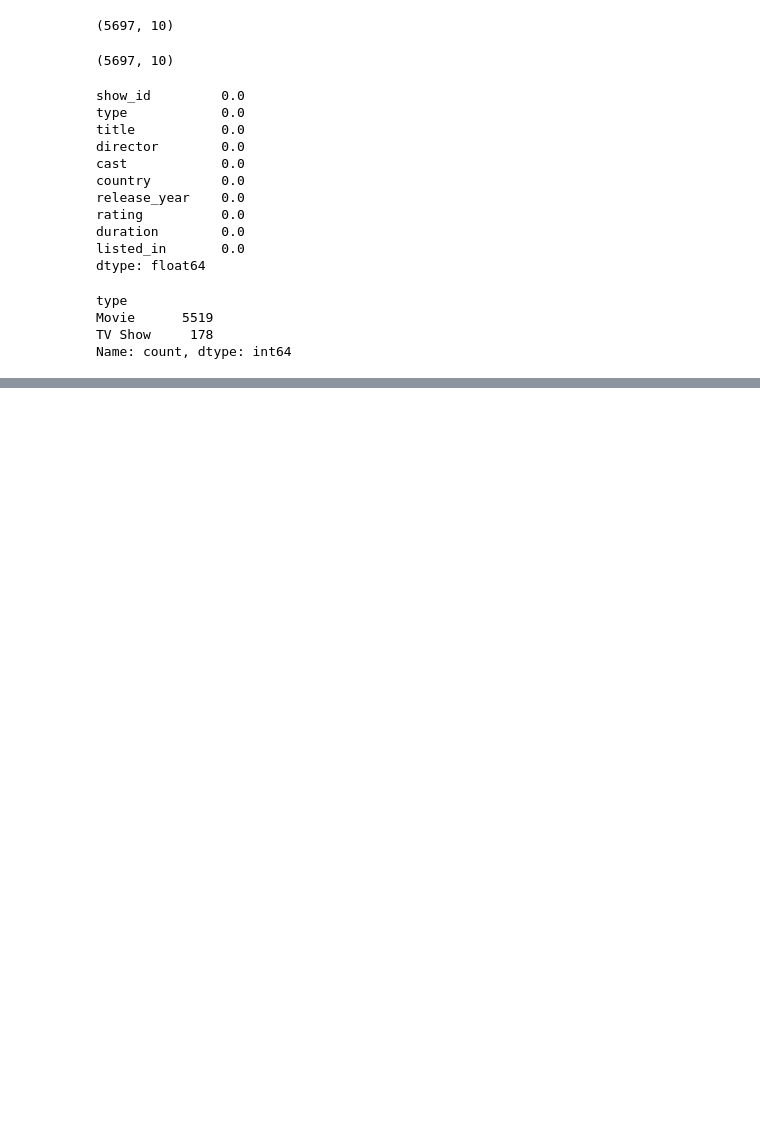
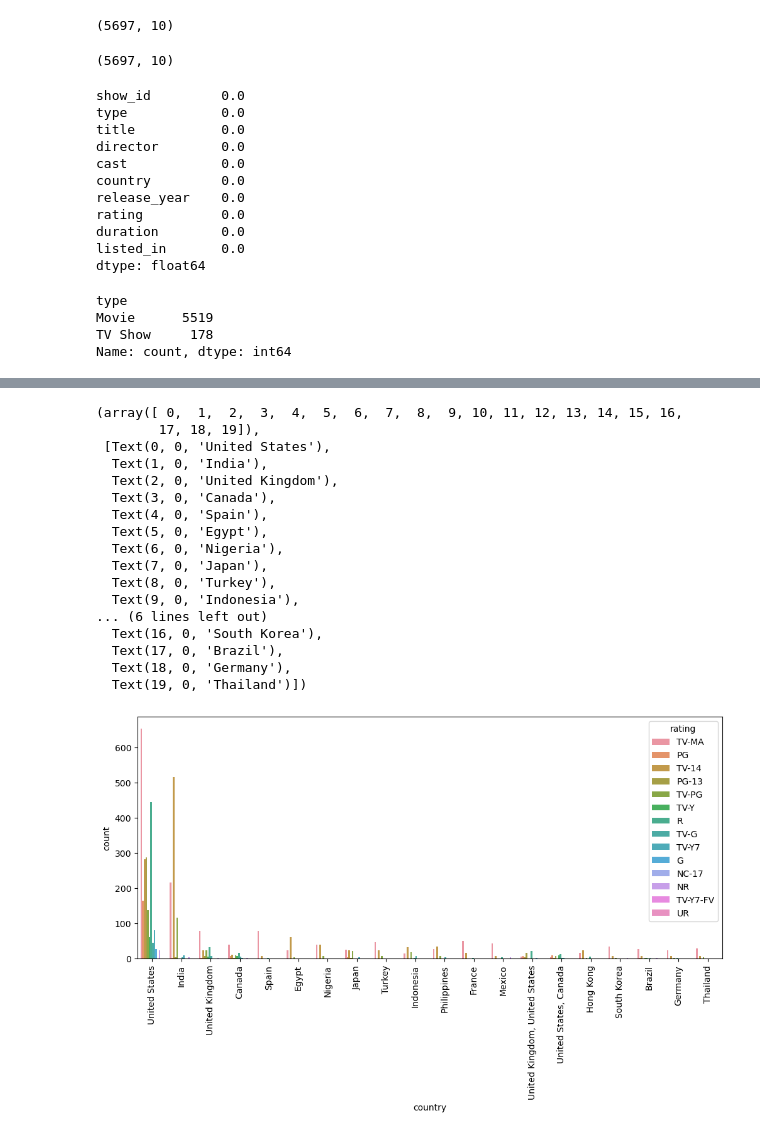
Before and after one commit to Mousumi-Deb/Python-Projects, a Jupyter notebook: Netflix-titles-Analysis/show_analysis.ipynb, the cells around one changed output, grey strips where cells are left out. Cells and saved outputs as stored; diff of their text form; code cells hidden in the pictures; blank space fills up the shorter version.

```diff
--- a/Netflix-titles-Analysis/show_analysis.ipynb
+++ b/Netflix-titles-Analysis/show_analysis.ipynb
@@ -166,0 +244,23 @@ Name: count, dtype: int64
+# %%
+plt.figure(figsize=(12,5))
+sns.countplot(x = df['country'], order = top_countries.index, hue =df['rating'] )
+plt.xticks(rotation=90)
+# %% [output]
+(array([ 0,  1,  2,  3,  4,  5,  6,  7,  8,  9, 10, 11, 12, 13, 14, 15, 16,
+        17, 18, 19]),
+ [Text(0, 0, 'United States'),
+  Text(1, 0, 'India'),
+  Text(2, 0, 'United Kingdom'),
+  Text(3, 0, 'Canada'),
+  Text(4, 0, 'Spain'),
+  Text(5, 0, 'Egypt'),
+  Text(6, 0, 'Nigeria'),
+  Text(7, 0, 'Japan'),
+  Text(8, 0, 'Turkey'),
+  Text(9, 0, 'Indonesia'),
+... (6 lines left out)
+  Text(16, 0, 'South Korea'),
+  Text(17, 0, 'Brazil'),
+  Text(18, 0, 'Germany'),
+  Text(19, 0, 'Thailand')])
+[figure, added]
```
Also changed, not shown: parts of 6 cells of this notebook.
